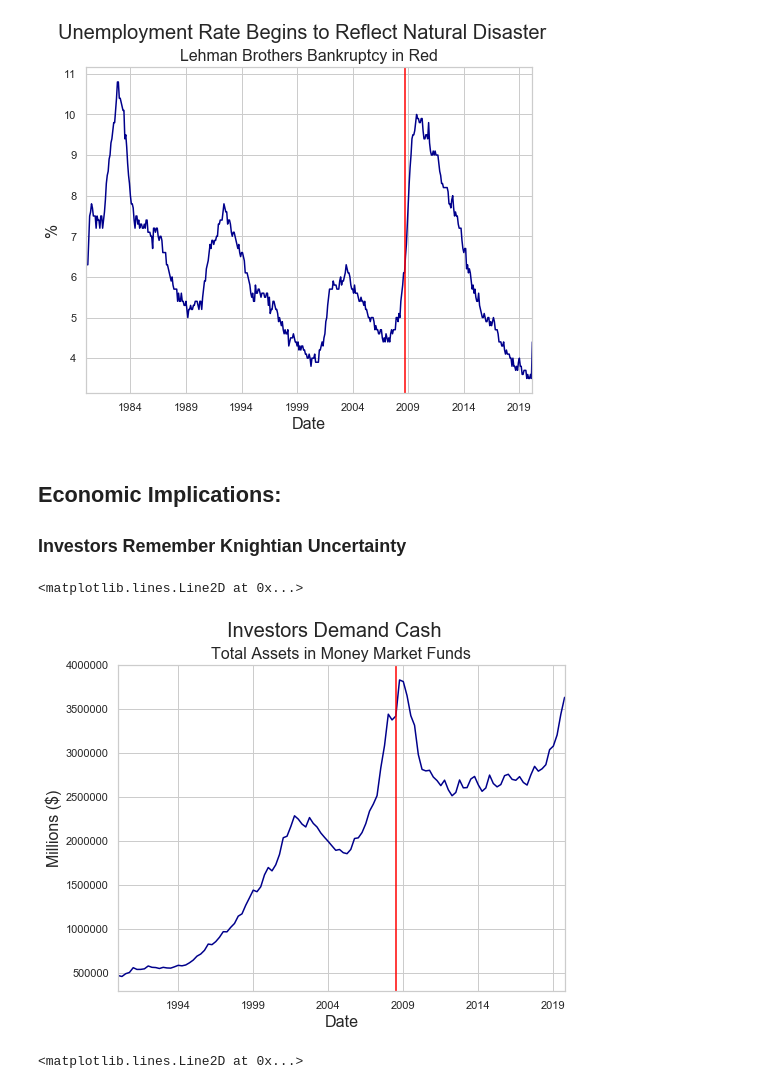
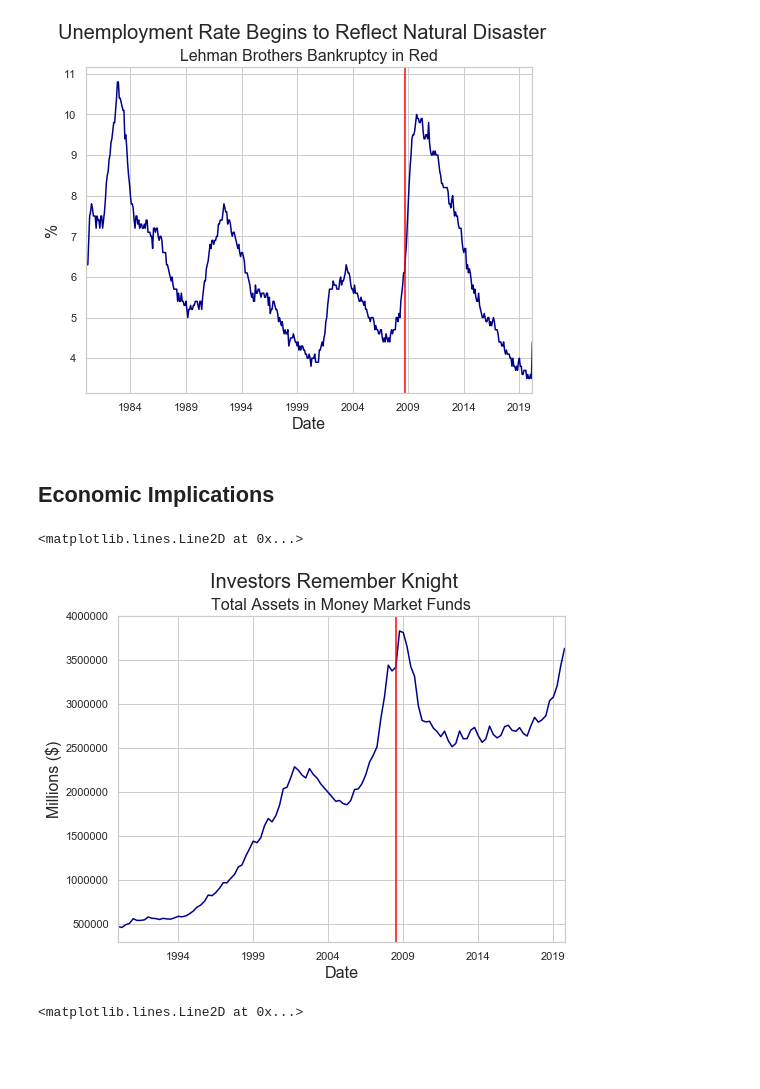
Before and after one commit to thsavage/Macro, a Jupyter notebook: Putting the Crisis into Context.ipynb, the cells around one changed output. Saved outputs shown, nothing was run; the diff lists cells and outputs as text; code cells hidden in the pictures; blank space fills up the shorter version.

```diff
--- a/Putting the Crisis into Context.ipynb
+++ b/Putting the Crisis into Context.ipynb
@@ -210,21 +210,19 @@ plt.axvline(dt.datetime(2008, 9, 15), color="red")
 <matplotlib.lines.Line2D at 0x...>
 [figure]
 # %% [markdown]
-## Economic Implications:
-
-### Investors Remember Knightian Uncertainty
+## Economic Implications
 # %%
 cash = fred.get_series("MMMFFAQ027S", observation_start='1990-01-01')
 cash.plot(color='darkblue', figsize=(8, 6))
-plt.suptitle('Investors Demand Cash', fontsize=20)
+plt.suptitle('Investors Remember Knight', fontsize=20)
 plt.title('Total Assets in Money Market Funds', fontsize=16)
 plt.xlabel('Date', fontsize=16)
 plt.ylabel('Millions ($)', fontsize=16)
 plt.axvline(dt.datetime(2008, 9, 15), color="red")
 plt.axvline(dt.datetime(2020, 1, 1), color='black')
 # %% [output]
 <matplotlib.lines.Line2D at 0x...>
-[figure, old version]
+[figure, new version]
 # %%
 balance_sheet = fred.get_series("WALCL", observation_start='2000-01-01')
 balance_sheet.plot(color='darkblue', figsize=(8, 6))
```
Also changed, not shown: parts of 3 cells of this notebook.
